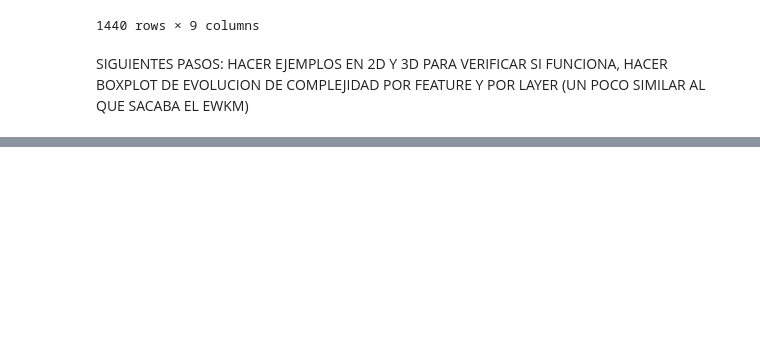
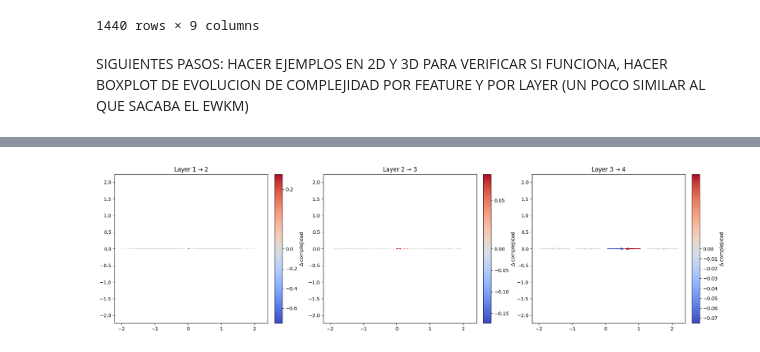
Before and after one commit to carmenlancho/FeatureSelection_Complexity, a Jupyter notebook: Notebooks/TrackingCentroides_Hostility.ipynb, the cells around one changed output, grey strips where cells are left out. Cells and saved outputs as stored; diff of their text form; code cells hidden in the pictures; blank space fills up the shorter version.

Commit message:
Plot evolución complejidad por feature y capa

```diff
--- a/Notebooks/TrackingCentroides_Hostility.ipynb
+++ b/Notebooks/TrackingCentroides_Hostility.ipynb
@@ -132,0 +200,2 @@ SIGUIENTES PASOS: HACER EJEMPLOS EN 2D Y 3D PARA VERIFICAR SI FUNCIONA, HACER BO
+# %%
+datasets = make_synthetic_datasets()
@@ -132,0 +218,10 @@ SIGUIENTES PASOS: HACER EJEMPLOS EN 2D Y 3D PARA VERIFICAR SI FUNCIONA, HACER BO
+# %%
+sigma = 5
+delta = 0.5
+seed = 0
+k_min = 0
+X = datasets["1D_x_active"].iloc[:,:-1].to_numpy() # all variables except y
+X = preprocessing.scale(X)
+y = datasets["1D_x_active"]['label'].to_numpy()
+host_instance_by_layer_df, data_clusters, centroids_dict, results, k_auto = hostility_measure_Centroids(sigma, X, y, delta, k_min, seed=0)
+k_auto
@@ -132,0 +238,9 @@ SIGUIENTES PASOS: HACER EJEMPLOS EN 2D Y 3D PARA VERIFICAR SI FUNCIONA, HACER BO
+# %%
+plot_hierarchical_quivers_with_complexity(
+    data_clusters,
+    centroids_dict,
+    host_instance_by_layer_df,
+    delta=0.5,
+    k_auto=4)
+# %% [output]
+[figure, added]
```
Also changed, not shown: parts of 14 cells of this notebook.
